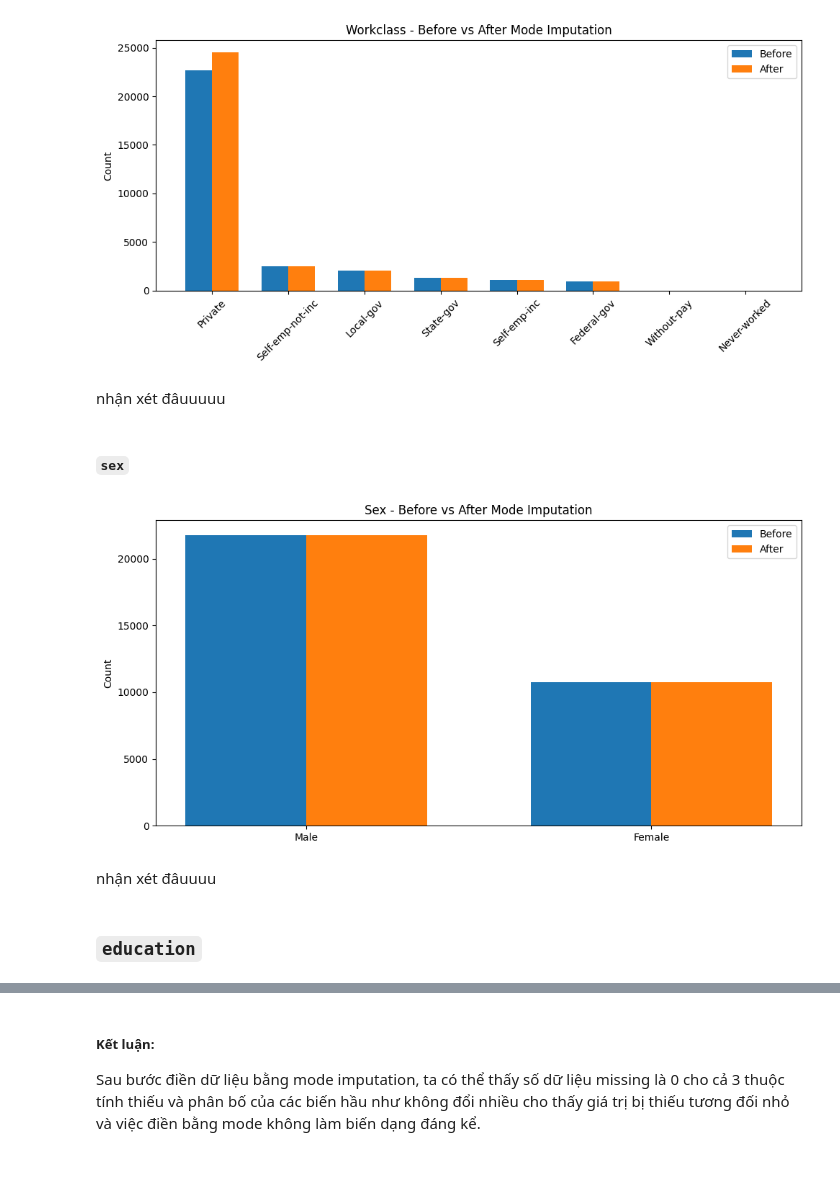
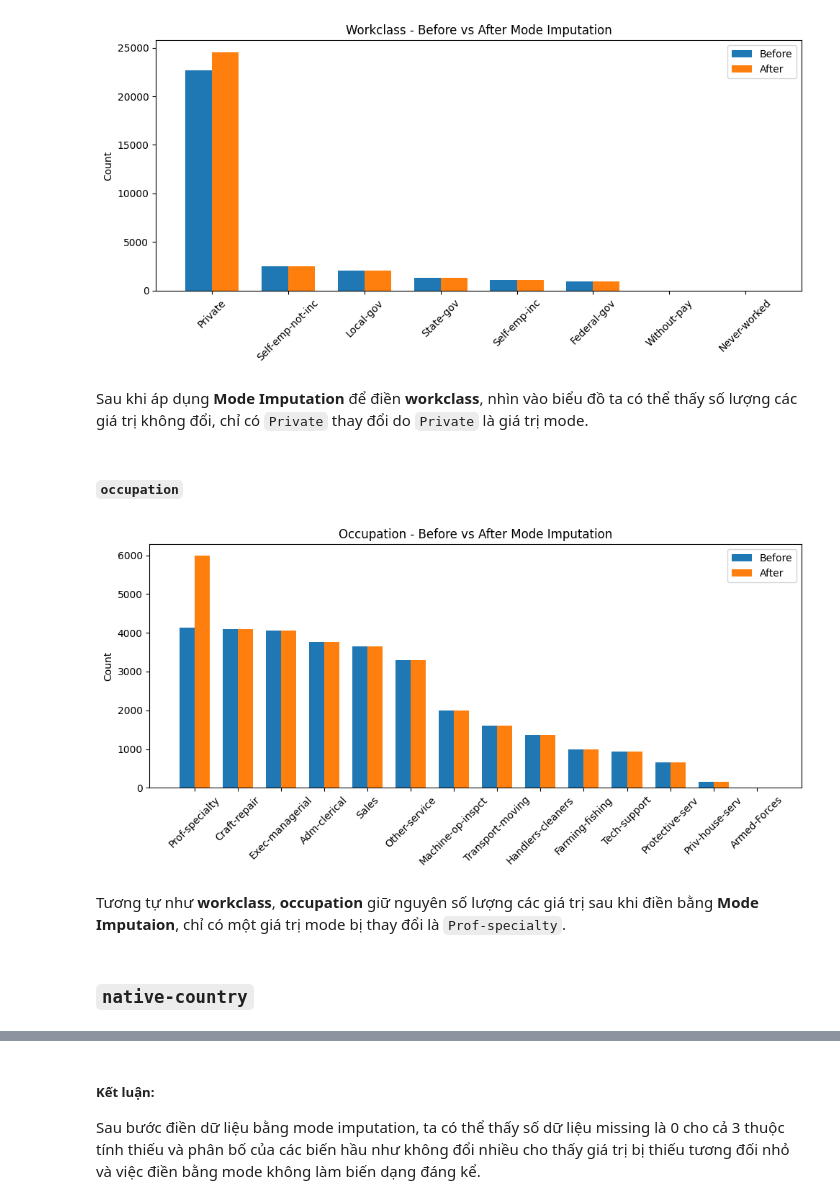
Before and after one commit to thloc1212/DataMiningLab1, a Jupyter notebook: notebooks/02_tabular_preprocessing.ipynb, the cells around one changed output, grey strips where cells are left out. Saved outputs shown, nothing was run; the diff lists cells and outputs as text; code cells hidden in the pictures; blank space fills up the shorter version.

```diff
--- a/notebooks/02_tabular_preprocessing.ipynb
+++ b/notebooks/02_tabular_preprocessing.ipynb
@@ -279,37 +350,38 @@ plt.show()
 # %% [output]
 [figure]
 # %% [markdown]
-nhận xét đâuuuuu
+Sau khi áp dụng **Mode Imputation** để điền **workclass**, nhìn vào biểu đồ ta có thể thấy số lượng các giá trị không đổi, chỉ có `Private` thay đổi do `Private` là giá trị mode.
 # %% [markdown]
-##### `sex`
+##### `occupation`
 # %%
-sex_before = train_data["sex"].value_counts()
-sex_after = train_data_with_mode["sex"].value_counts()
+sex_before = train_data["occupation"].value_counts()
+sex_after = train_data_with_mode["occupation"].value_counts()
 
 
 categories = sex_before.index
 sex_before = sex_before.reindex(categories)
 sex_after = sex_after.reindex(categories)
 
 x = np.arange(len(categories))
 width = 0.35
 
 plt.figure(figsize=(10,5))
 
 plt.bar(x - width/2, sex_before, width, label="Before")
 plt.bar(x + width/2, sex_after, width, label="After")
 
 plt.xticks(x, categories)
-plt.title("Sex - Before vs After Mode Imputation")
+plt.title("Occupation - Before vs After Mode Imputation")
 plt.ylabel("Count")
 plt.legend()
+plt.xticks(rotation=45)
 
 plt.tight_layout()
 plt.show()
 # %% [output]
-[figure, old version]
+[figure, new version]
 # %% [markdown]
-nhận xét đâuuuu
+Tương tự như **workclass**, **occupation** giữ nguyên số lượng các giá trị sau khi điền bằng **Mode Imputaion**, chỉ có một giá trị mode bị thay đổi là `Prof-specialty`.
 # %% [markdown]
-### `education`
+### `native-country`
 # %%
```
Also changed, not shown: parts of 22 cells of this notebook.
